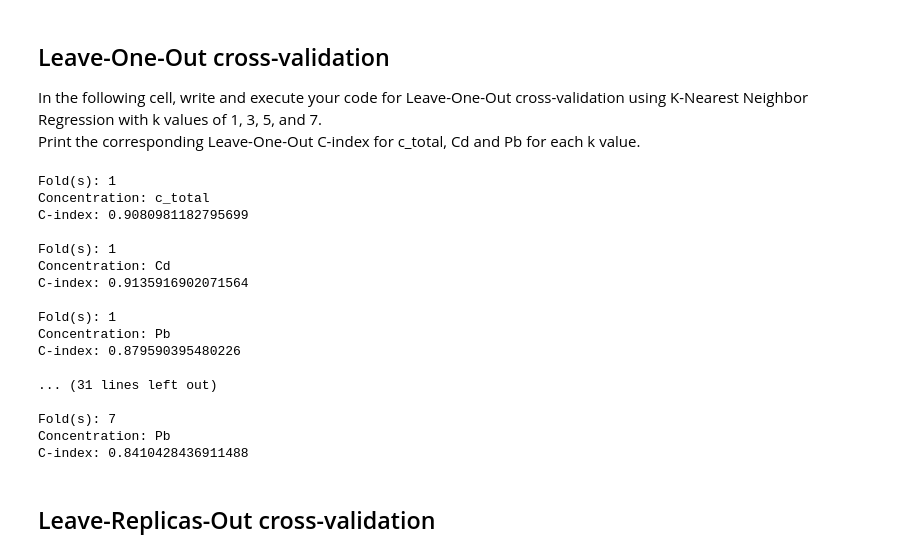
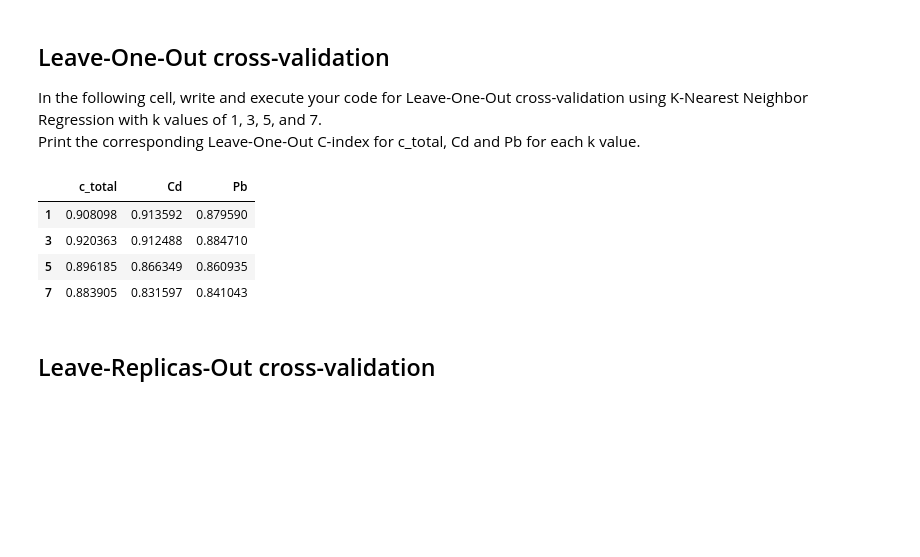
Before and after one commit to konstanyman/EMLM_E2, a Jupyter notebook: EMLM_Exercise2_template (1).ipynb, the cells around one changed output. Cells and saved outputs as stored; diff of their text form; code cells hidden in the pictures; blank space fills up the shorter version.

```diff
--- a/EMLM_Exercise2_template (1).ipynb
+++ b/EMLM_Exercise2_template (1).ipynb
@@ -114,8 +114,8 @@ Print the corresponding Leave-One-Out C-index for c_total, Cd and Pb for each k
 # create leave-one-out cross-validator
 loo = LeaveOneOut()
 
-# create an array of arrays for plotting purposes
-loo_c_indexes = np.empty((3,4), dtype=float)
+# create list to store values
+loo_c_index_list = []
 
 # loop different k-values
 
@@ -123,52 +123,49 @@ for k in [1,3,5,7]:
 
     # create k-NN model with k neighbors
     knn_model = KNeighborsRegressor(n_neighbors=k)
 
+    # initialize row temp variable
+    row = []
     # loop c_total, Cd, and Pb
     for i in output_columns:
 
         # initialize list to store predictions
         y_predictions = []
 
         # create variables X and y to simplify cross validation
         X = df_water_data[input_columns]
         y = df_water_data[i]
 
         # perform cross-validation
         for train_index, test_index in loo.split(X):
             X_train, X_test = X.iloc[train_index], X.iloc[test_index]
             y_train, y_test = y.iloc[train_index], y.iloc[test_index]
 
             # fit k-NN model
             knn_model.fit(X_train, y_train)
 
             # make predictions
             preds = knn_model.predict(X_test)
             y_predictions.append(preds) #append predicted value to list
 
         # evaluate predictions using cindex evaluator
         loo_c_index = cindex(y, y_predictions)
 
-        # print calculated c-index
-        print(f"Fold(s): {k}\nConcentration: {i}\nC-index: {loo_c_index}\n")
+        # add c-index to row
+        row.append(loo_c_index)
+
+    # add row to c-index list
+    loo_c_index_list.append(row)
+
+# create a dataframe from the list
+loo_c_index_df = pd.DataFrame(loo_c_index_list, index=['1', '3', '5', '7'], columns=['c_total', 'Cd', 'Pb'])
+loo_c_index_df
 # %% [output]
-Fold(s): 1
-Concentration: c_total
-C-index: 0.9080981182795699
-
-Fold(s): 1
-Concentration: Cd
-C-index: 0.9135916902071564
-
-Fold(s): 1
-Concentration: Pb
-C-index: 0.879590395480226
-
-... (31 lines left out)
-
-Fold(s): 7
-Concentration: Pb
-C-index: 0.8410428436911488
+|  | c_total | Cd | Pb |
+| 1 | 0.908098 | 0.913592 | 0.879590 |
+| 3 | 0.920363 | 0.912488 | 0.884710 |
+| 5 | 0.896185 | 0.866349 | 0.860935 |
+| 7 | 0.883905 | 0.831597 | 0.841043 |
 # %% [markdown]
 ## Leave-Replicas-Out cross-validation
 # %% [markdown]
```
Also changed, not shown: parts of 4 cells of this notebook, 1 other file.
